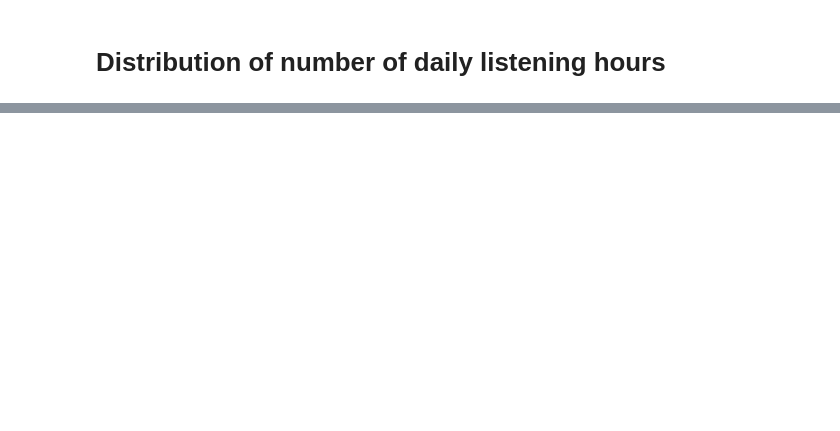
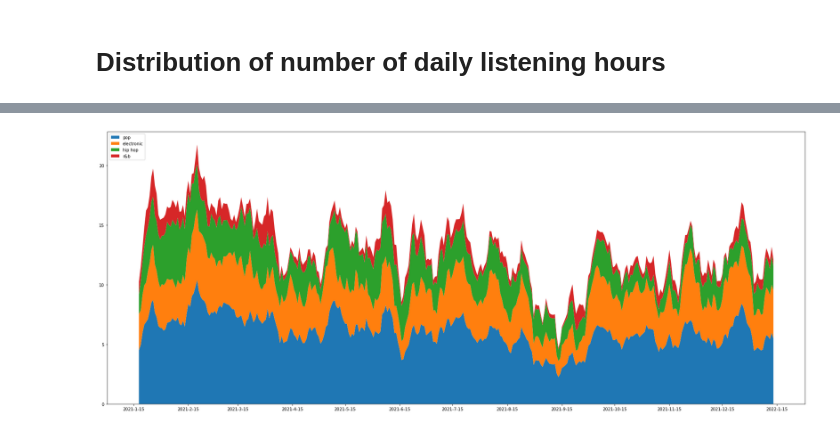
Before and after one commit to jonathanyin12/spotify-analysis, a Jupyter notebook: listening_history.ipynb, the cells around one changed output, grey strips where cells are left out. Drawn from its saved outputs; the diff is of its cells as text; code cells hidden in the pictures; blank space fills up the shorter version.

```diff
--- a/listening_history.ipynb
+++ b/listening_history.ipynb
@@ -304,0 +363,10 @@ plt.show()
+# %%
+
+plt.figure(figsize=(30,12))
+fig = plt.stackplot(genres_over_time['date'], [genres_over_time[genre+'_weekly_avg'] for genre in top_genres.keys()], labels = [genre for genre in top_genres.keys()])
+for x in fig:
+    x.axes.xaxis.set_major_locator(dates.MonthLocator(interval=1))
+plt.legend(loc='upper left')
+plt.show()
+# %% [output]
+[figure, added]
```
Also changed, not shown: parts of 9 cells of this notebook.
